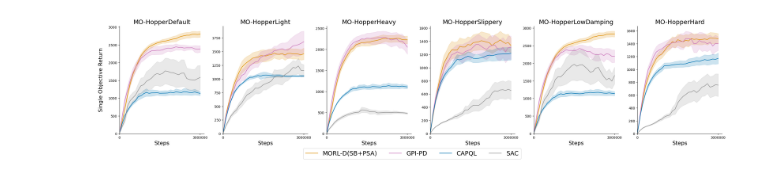
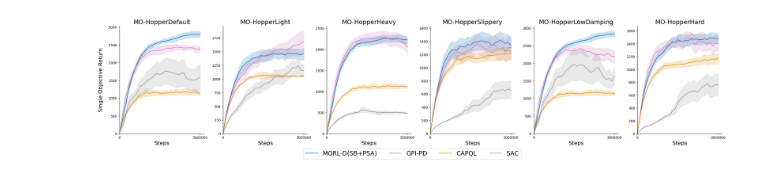
Before and after one commit to M-rzyh/Jayden_Benchmark, a Jupyter notebook: experiments/plotting/plot_trajectory.ipynb, the cells around one changed output. Cells and saved outputs as stored; diff of their text form; code cells hidden in the pictures.

```diff
--- a/experiments/plotting/plot_trajectory.ipynb
+++ b/experiments/plotting/plot_trajectory.ipynb
@@ -14,7 +14,6 @@ SMOOTHING = 0.75
 
 # comment out if not necessary for your use case
 EVAL_ALGORITHMS = ALGORITHMS.copy()
-EVAL_ALGORITHMS.append('SAC Continuous Action')
 ALGORITHMS_NAME_MAP['SAC Continuous Action'] = 'SAC'
 
 EVAL_ALGORITHMS.remove('GPI-LS Continuous Action')
@@ -41,9 +40,9 @@ base_dir = f"data/{METRIC}"
 # Colors for each algorithm
 colors = sns.color_palette('colorblind')
 ALGORITHMS_COLOR_MAP = {
-    'CAPQL': colors[0],
+    'CAPQL': colors[1],
     'GPI-PD': colors[4],
-    'MORL-D(SB+PSA)': colors[1],
+    'MORL-D(SB+PSA)': colors[0],
     'SAC': colors[7],
 }
 
@@ -90,32 +89,32 @@ for env_idx, env in enumerate(renamed_environments):
             # Plot with error bars in the current subplot
             algo_name = ALGORITHMS_NAME_MAP[algorithm]
             ax.plot(data['global_step'], smoothed_mean, label=algo_name, color=ALGORITHMS_COLOR_MAP[algo_name])
             ax.fill_between(data['global_step'],
                             smoothed_mean - smoothed_sem,
                             smoothed_mean + smoothed_sem,
                             color=ALGORITHMS_COLOR_MAP[algo_name], alpha=0.2)
 
     ax.set_xlabel("Steps", fontsize=16)
     ax.set_xticks([0, data['global_step'].max()])  # Show only 0 and the last global step
     ax.set_xticklabels([0, f"{int(data['global_step'].max())}"])  # Only show 0 and last global_step
     if env_idx == 0:
         ax.set_ylabel("Single Objective Return", labelpad=15, fontsize=16)
 
     # Set axes limits to ensure all graphs start at the bottom left
     ax.set_xlim(left=0)
     ax.set_ylim(bottom=0)
     # Remove grid and top-right borders
     ax.grid(False)  # Disable grid
     ax.spines['top'].set_visible(False)
     ax.spines['right'].set_visible(False)
 
 # Add a legend at the bottom across all subplots
 handles, labels = axs[0].get_legend_handles_labels()
-fig.legend(handles, labels, loc='lower center', fontsize=18, ncol=len(ALGORITHMS))  # Increase fontsize
+fig.legend(handles, labels, loc='lower center', fontsize=18, ncol=len(EVAL_ALGORITHMS))  # Increase fontsize
 
 plt.tight_layout(rect=[0, 0.09, 1, 1])  # Leave space for the legend at the bottom
 
 plt.savefig(f'images/{ENV_NAME}_single_objective_return.png', format='png', bbox_inches='tight')
 plt.show()
 # %% [output]
-[figure, old version]
+[figure, new version]
```
Also changed, not shown: 7 other files.
